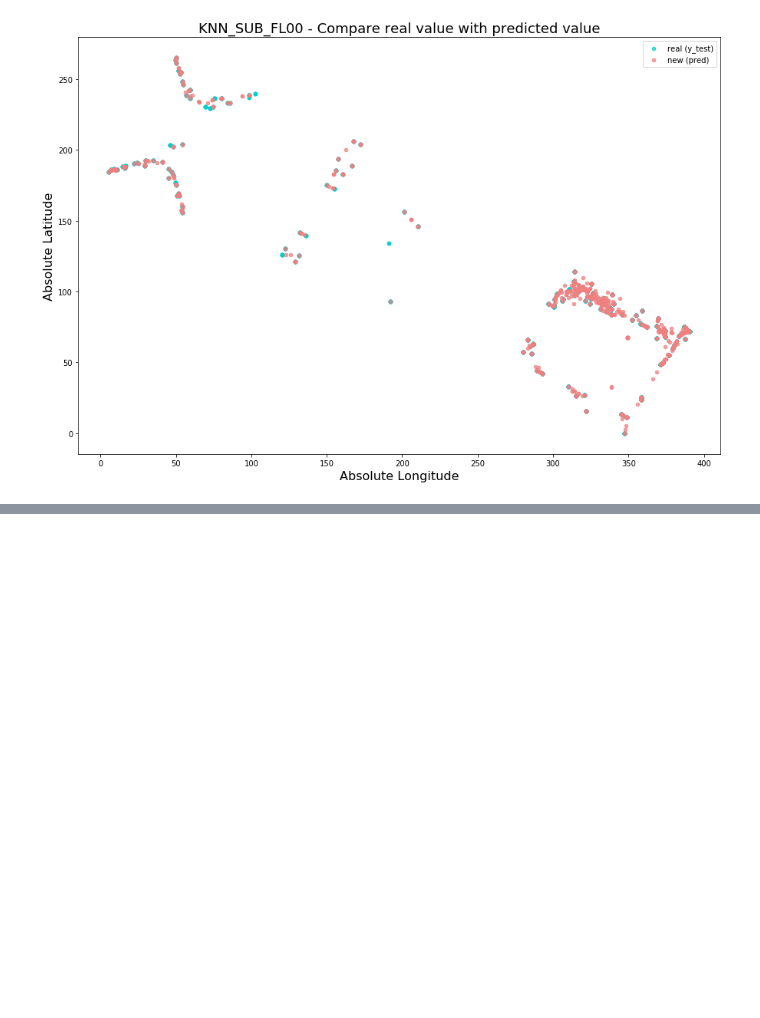
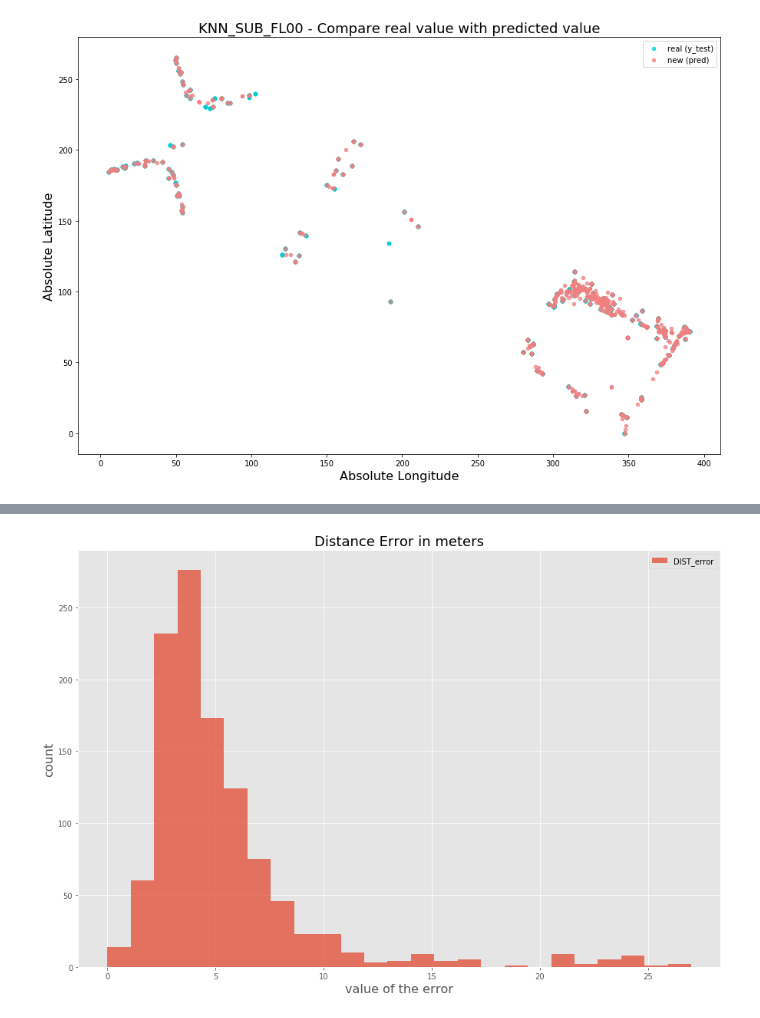
Before and after one commit to AndreasNehls/IoT_Analytics, a Jupyter notebook: python/IoT_knn.ipynb, the cells around one changed output, grey strips where cells are left out. Cells and saved outputs as stored; diff of their text form; code cells hidden in the pictures; blank space fills up the shorter version.

```diff
--- a/python/IoT_knn.ipynb
+++ b/python/IoT_knn.ipynb
@@ -2269,0 +2369,6 @@ Index(['WAP001', 'WAP003', 'WAP004', 'WAP008', 'WAP009', 'WAP010', 'WAP011',
+# %%
+df_valid.iloc[:,388] = LAT_pred
+df_valid.iloc[:,389] = LON_pred
+df_valid.iloc[:,390] = y_KNN_ALL_LAT_test
+df_valid.iloc[:,391] = y_KNN_ALL_LON_test
+df_valid.head()
@@ -2269,0 +2383,4 @@ Index(['WAP001', 'WAP003', 'WAP004', 'WAP008', 'WAP009', 'WAP010', 'WAP011',
+# %%
+df_valid.iloc[:,392] = abs(df_valid['LAT_pred'] - df_valid['LAT_real'])
+df_valid.iloc[:,393] = abs(df_valid['LON_pred'] - df_valid['LON_real'])
+df_valid.head()
@@ -2269,0 +2395,3 @@ Index(['WAP001', 'WAP003', 'WAP004', 'WAP008', 'WAP009', 'WAP010', 'WAP011',
+# %%
+df_valid['DIST_error'] = np.sqrt((df_valid['LAT_error']*2)+(df_valid['LON_error']*2))
+df_valid.head()
@@ -2269,0 +2406,21 @@ Index(['WAP001', 'WAP003', 'WAP004', 'WAP008', 'WAP009', 'WAP010', 'WAP011',
+# %%
+df_valid['DIST_error'] = df_valid['DIST_error'].astype(int)
+# %%
+DIST = df_valid['DIST_error']
+
+plt.figure();
+
+DIST.plot.hist(figsize=(15,10),
+               alpha=0.75,
+               bins=25)
+
+plt.title("Distance Error in meters", fontsize=18)
+plt.xlabel('value of the error', fontsize=16)
+plt.ylabel('count', fontsize=16)
+plt.legend(loc='best')
+
+plt.savefig('./knn/46_DistanceError.png', bbox_inches='tight')
+
+plt.show()
+# %% [output]
+[figure, added]
```
Also changed, not shown: parts of 48 cells of this notebook.
